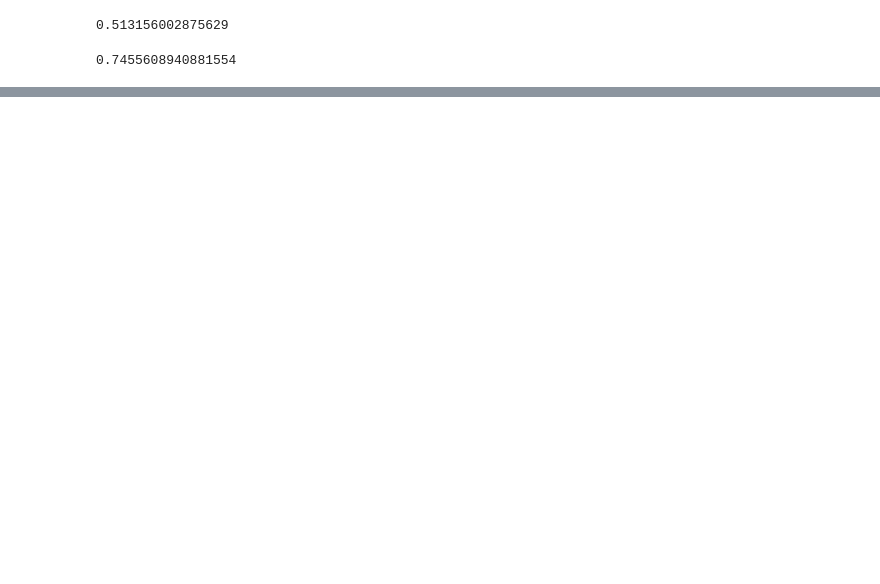
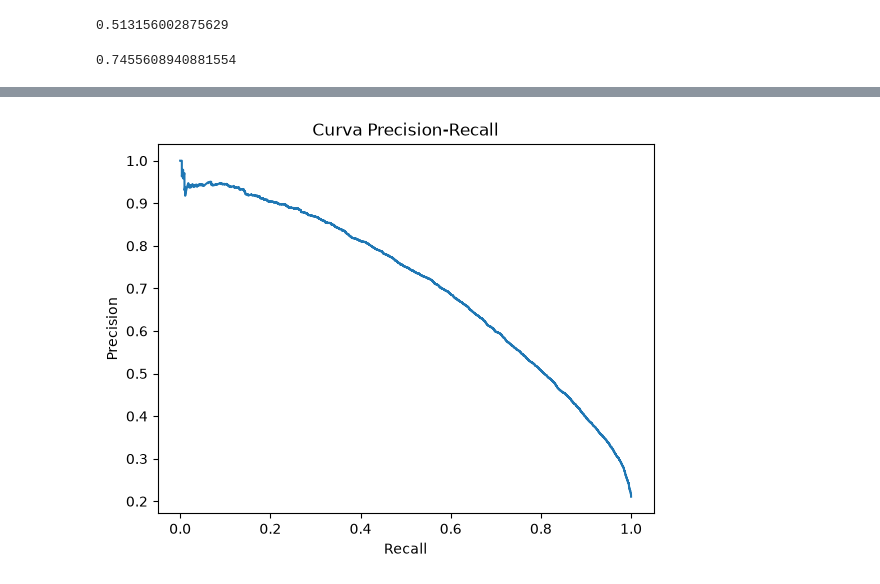
Before and after one commit to micheldouglas32-star/pratica_pos, a Jupyter notebook: modulo01-fundamentos-de-ia-e-llms-para-programadores/exemplo-01/Redes Neurais/notebook/code.ipynb, the cells around one changed output, grey strips where cells are left out. Drawn from its saved outputs; the diff is of its cells as text; code cells hidden in the pictures; blank space fills up the shorter version.

```diff
--- a/modulo01-fundamentos-de-ia-e-llms-para-programadores/exemplo-01/Redes Neurais/notebook/code.ipynb
+++ b/modulo01-fundamentos-de-ia-e-llms-para-programadores/exemplo-01/Redes Neurais/notebook/code.ipynb
@@ -328,0 +363,13 @@ print(precision)
+# %%
+precision, recall, thresholds = precision_recall_curve(
+    Y_test,
+    y_pred_prob
+)
+
+plt.plot(recall, precision)
+plt.xlabel("Recall")
+plt.ylabel("Precision")
+plt.title("Curva Precision-Recall")
+plt.show()
+# %% [output]
+[figure, added]
```
Also changed, not shown: parts of 9 cells of this notebook.
